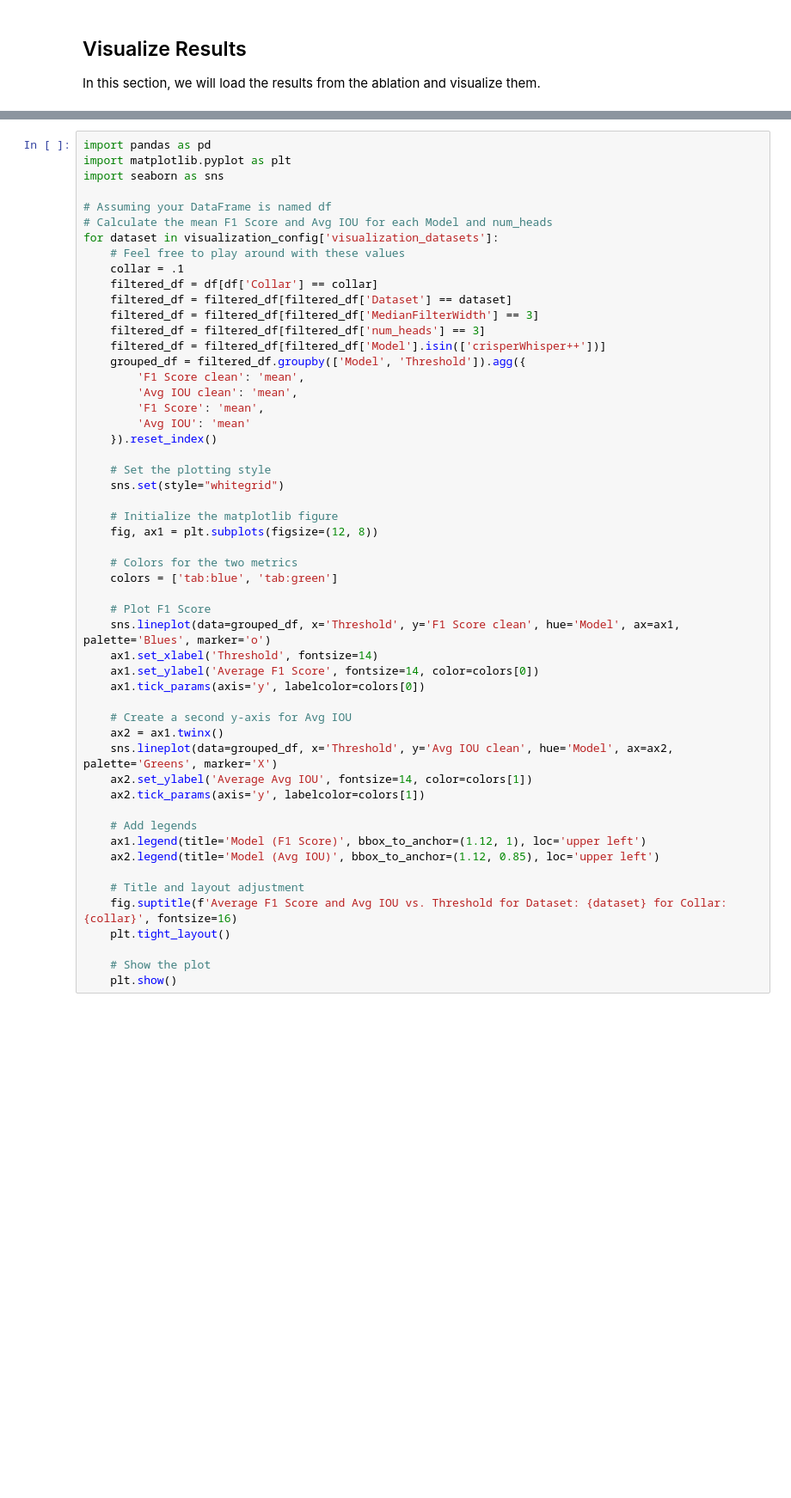
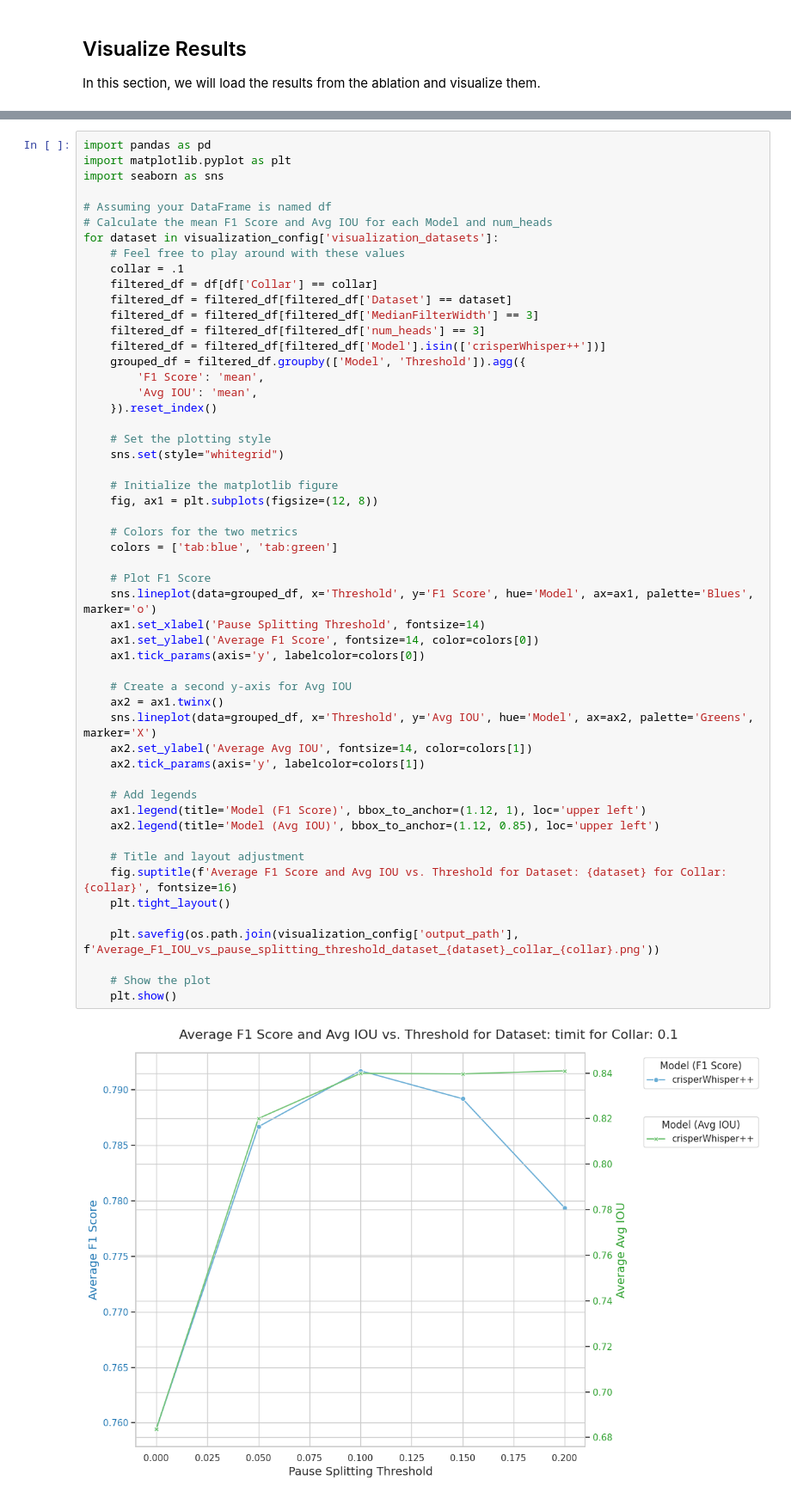
Before and after one commit to nyrahealth/CrisperWhisper, a Jupyter notebook: run_experiments/Segmentation_experiments.ipynb, the cells around one changed output, grey strips where cells are left out. Shown at 86% size. Drawn from its saved outputs; the diff is of its cells as text; blank space fills up the shorter version.

```diff
--- a/run_experiments/Segmentation_experiments.ipynb
+++ b/run_experiments/Segmentation_experiments.ipynb
@@ -471,40 +590,42 @@ for dataset in visualization_config['visualization_datasets']:
     filtered_df = filtered_df[filtered_df['num_heads'] == 3]
     filtered_df = filtered_df[filtered_df['Model'].isin(['crisperWhisper++'])]
     grouped_df = filtered_df.groupby(['Model', 'Threshold']).agg({
-        'F1 Score clean': 'mean',
-        'Avg IOU clean': 'mean',
         'F1 Score': 'mean',
-        'Avg IOU': 'mean'
+        'Avg IOU': 'mean',
     }).reset_index()
 
     # Set the plotting style
     sns.set(style="whitegrid")
 
     # Initialize the matplotlib figure
     fig, ax1 = plt.subplots(figsize=(12, 8))
 
     # Colors for the two metrics
     colors = ['tab:blue', 'tab:green']
 
     # Plot F1 Score
-    sns.lineplot(data=grouped_df, x='Threshold', y='F1 Score clean', hue='Model', ax=ax1, palette='Blues', marker='o')
-    ax1.set_xlabel('Threshold', fontsize=14)
+    sns.lineplot(data=grouped_df, x='Threshold', y='F1 Score', hue='Model', ax=ax1, palette='Blues', marker='o')
+    ax1.set_xlabel('Pause Splitting Threshold', fontsize=14)
     ax1.set_ylabel('Average F1 Score', fontsize=14, color=colors[0])
     ax1.tick_params(axis='y', labelcolor=colors[0])
 
     # Create a second y-axis for Avg IOU
     ax2 = ax1.twinx()
-    sns.lineplot(data=grouped_df, x='Threshold', y='Avg IOU clean', hue='Model', ax=ax2, palette='Greens', marker='X')
+    sns.lineplot(data=grouped_df, x='Threshold', y='Avg IOU', hue='Model', ax=ax2, palette='Greens', marker='X')
     ax2.set_ylabel('Average Avg IOU', fontsize=14, color=colors[1])
     ax2.tick_params(axis='y', labelcolor=colors[1])
 
     # Add legends
     ax1.legend(title='Model (F1 Score)', bbox_to_anchor=(1.12, 1), loc='upper left')
     ax2.legend(title='Model (Avg IOU)', bbox_to_anchor=(1.12, 0.85), loc='upper left')
 
     # Title and layout adjustment
     fig.suptitle(f'Average F1 Score and Avg IOU vs. Threshold for Dataset: {dataset} for Collar: {collar}', fontsize=16)
     plt.tight_layout()
 
+    plt.savefig(os.path.join(visualization_config['output_path'], f'Average_F1_IOU_vs_pause_splitting_threshold_dataset_{dataset}_collar_{collar}.png'))
+
     # Show the plot
     plt.show()
+# %% [output]
+[figure, added]
```
Also changed, not shown: parts of 21 cells of this notebook, 24 other files.
